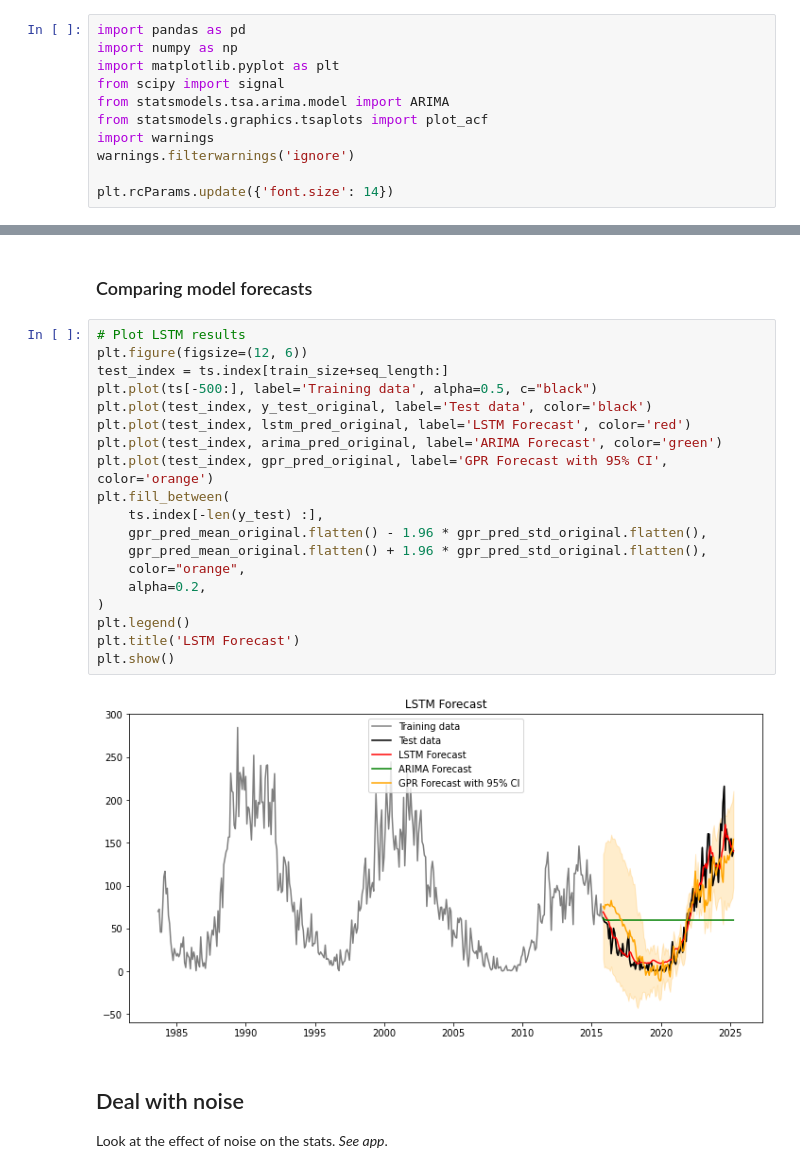
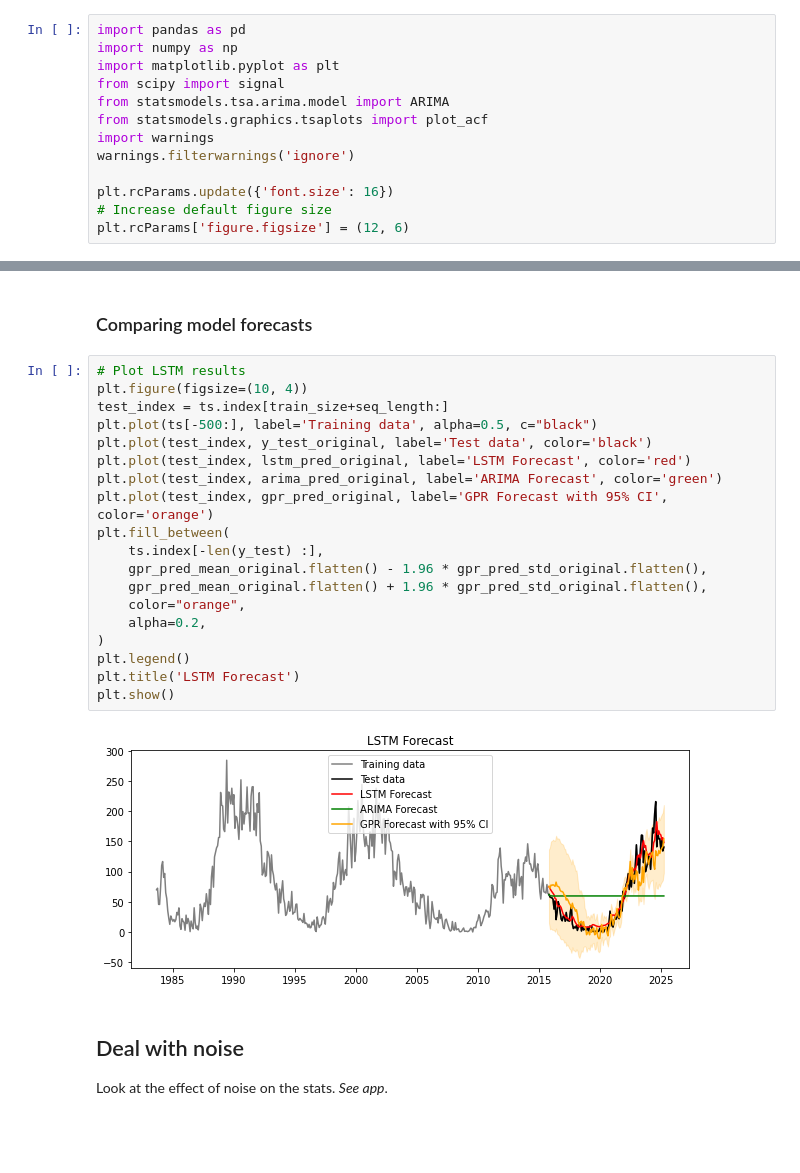
Before and after one commit to daniel-wrench/time_series_analysis, a Jupyter notebook: workshop_demo_sunspots.ipynb, the cells around one changed output, grey strips where cells are left out. Saved outputs shown, nothing was run; the diff lists cells and outputs as text; blank space fills up the shorter version.

```diff
--- a/workshop_demo_sunspots.ipynb
+++ b/workshop_demo_sunspots.ipynb
@@ -54,7 +54,9 @@ from statsmodels.graphics.tsaplots import plot_acf
 import warnings
 warnings.filterwarnings('ignore')
 
-plt.rcParams.update({'font.size': 14})
+plt.rcParams.update({'font.size': 16})
+# Increase default figure size
+plt.rcParams['figure.figsize'] = (12, 6)
 # %%
 df = pd.read_csv("SN_m_tot_V2.0.csv", header=None, delimiter=';',names=[
         "year",
@@ -471,25 +514,25 @@ gpr_pred_std_original = scaler.inverse_transform(gpr_pred_std.reshape(-1, 1))
 ### Comparing model forecasts
 # %%
 # Plot LSTM results
-plt.figure(figsize=(12, 6))
+plt.figure(figsize=(10, 4))
 test_index = ts.index[train_size+seq_length:]
 plt.plot(ts[-500:], label='Training data', alpha=0.5, c="black")
 plt.plot(test_index, y_test_original, label='Test data', color='black')
 plt.plot(test_index, lstm_pred_original, label='LSTM Forecast', color='red')
 plt.plot(test_index, arima_pred_original, label='ARIMA Forecast', color='green')
 plt.plot(test_index, gpr_pred_original, label='GPR Forecast with 95% CI', color='orange')
 plt.fill_between(
     ts.index[-len(y_test) :],
     gpr_pred_mean_original.flatten() - 1.96 * gpr_pred_std_original.flatten(),
     gpr_pred_mean_original.flatten() + 1.96 * gpr_pred_std_original.flatten(),
     color="orange",
     alpha=0.2,
 )
 plt.legend()
 plt.title('LSTM Forecast')
 plt.show()
 # %% [output]
-[figure, old version]
+[figure, new version]
 # %% [markdown]
 ## Deal with noise
 
```
Also changed, not shown: parts of 36 cells of this notebook.
